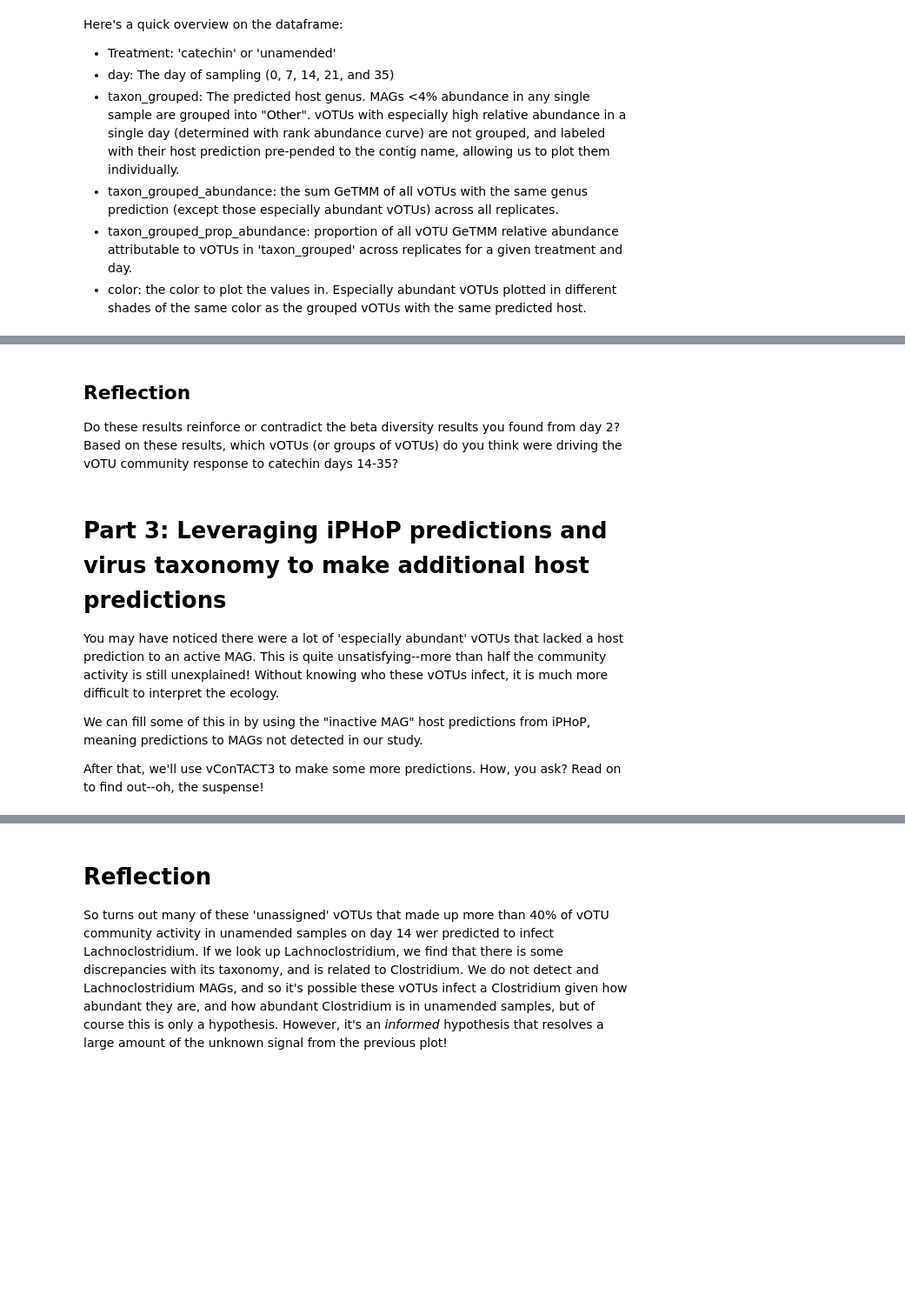
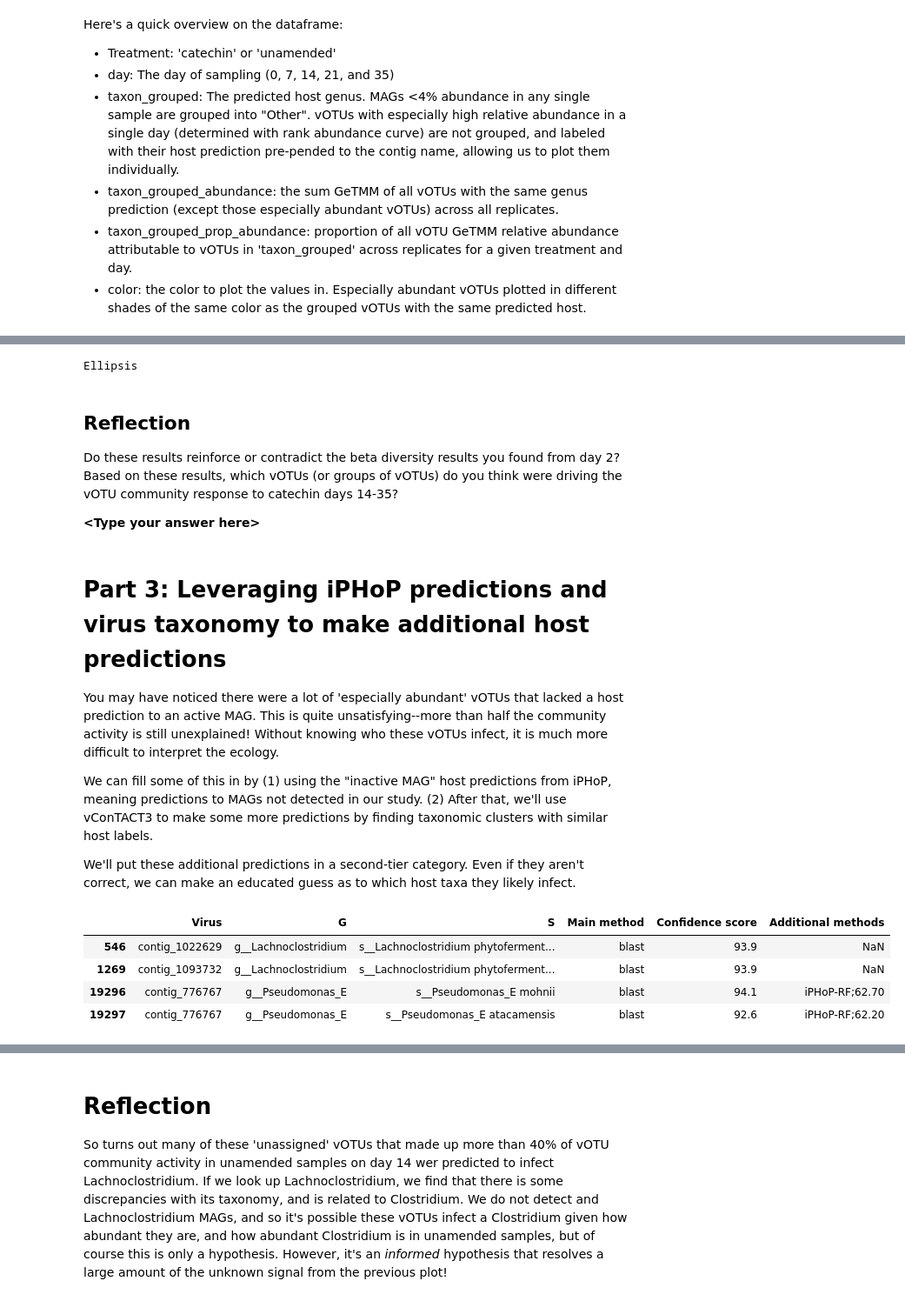
Before and after one commit to jamesriddellv/2026-Viromics-Practicals, a Jupyter notebook: day3_Bioreactor_viruses_deep_dive_host_prediction.ipynb, the cells around one changed output, grey strips where cells are left out. Shown at 87% size. Cells and saved outputs as stored; diff of their text form; code cells hidden in the pictures; blank space fills up the shorter version.

```diff
--- a/day3_Bioreactor_viruses_deep_dive_host_prediction.ipynb
+++ b/day3_Bioreactor_viruses_deep_dive_host_prediction.ipynb
@@ -200,10 +194,42 @@ NameError: name 'clean_df' is not defined
+# %%
+# OPTIONAL: Ask AI to visualize 'clean_df' another way (or do it yourself!)
+#           Another option is to explore the relative abundance or iphop dataframes further
+...
+# %% [output]
+Ellipsis
 # %% [markdown]
 ## Reflection
 Do these results reinforce or contradict the beta diversity results you found from day 2? Based on these results, which vOTUs (or groups of vOTUs) do you think were driving the vOTU community response to catechin days 14-35?
+
+**\<Type your answer here\>**
 # %% [markdown]
 # Part 3: Leveraging iPHoP predictions and virus taxonomy to make additional host predictions
 You may have noticed there were a lot of 'especially abundant' vOTUs that lacked a host prediction to an active MAG. This is quite unsatisfying--more than half the community activity is still unexplained! Without knowing who these vOTUs infect, it is much more difficult to interpret the ecology.
 
-We can fill some of this in by using the "inactive MAG" host predictions from iPHoP, meaning predictions to MAGs not detected in our study.
+We can fill some of this in by (1) using the "inactive MAG" host predictions from iPHoP, meaning predictions to MAGs not detected in our study. (2) After that, we'll use vConTACT3 to make some more predictions by finding taxonomic clusters with similar host labels.
 
-After that, we'll use vConTACT3 to make some more predictions. How, you ask? Read on to find out--oh, the suspense!
+We'll put these additional predictions in a second-tier category. Even if they aren't correct, we can make an educated guess as to which host taxa they likely infect.
+# %%
+# We will first search through the original iPHoP dataframe for these highly
+# abundant vOTUs and determine which hosts they were predicted to infect
+
+abundant_no_assignment_list = [
+    'contig_861080',
+    'contig_776767',
+    'contig_773239',
+    'contig_713418',
+    'contig_709158',
+    'contig_1093732',
+    'contig_1022629'
+]
+
+# Clean up iphop taxonomy so it's easier to see:
+iphop_df[['Kingdom', 'Phylum', 'Class', 'Order', 'Family', 'Genus', 'Species']] = iphop_df['Host taxonomy'].str.split(';', expand=True)
+
+iphop_df.loc[iphop_df['Virus'].isin(abundant_no_assignment_list)][['Virus', 'G', 'S', 'Main method', 'Confidence score', 'Additional methods']]
+# %% [output]
+|  | Virus | G | S | Main method | Confidence score | Additional methods |
+| 546 | contig_1022629 | g__Lachnoclostridium | s__Lachnoclostridium phytoferment... | blast | 93.9 | NaN |
+| 1269 | contig_1093732 | g__Lachnoclostridium | s__Lachnoclostridium phytoferment... | blast | 93.9 | NaN |
+| 19296 | contig_776767 | g__Pseudomonas_E | s__Pseudomonas_E mohnii | blast | 94.1 | iPHoP-RF;62.70 |
+| 19297 | contig_776767 | g__Pseudomonas_E | s__Pseudomonas_E atacamensis | blast | 92.6 | iPHoP-RF;62.20 |
```
Also changed, not shown: parts of 4 cells of this notebook.
